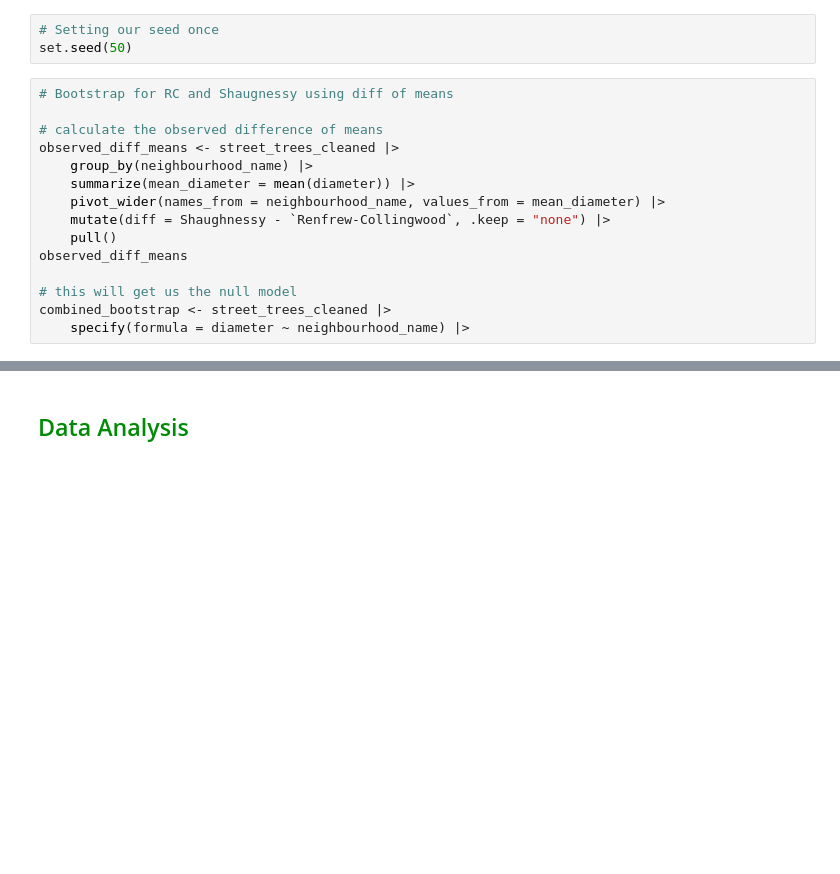
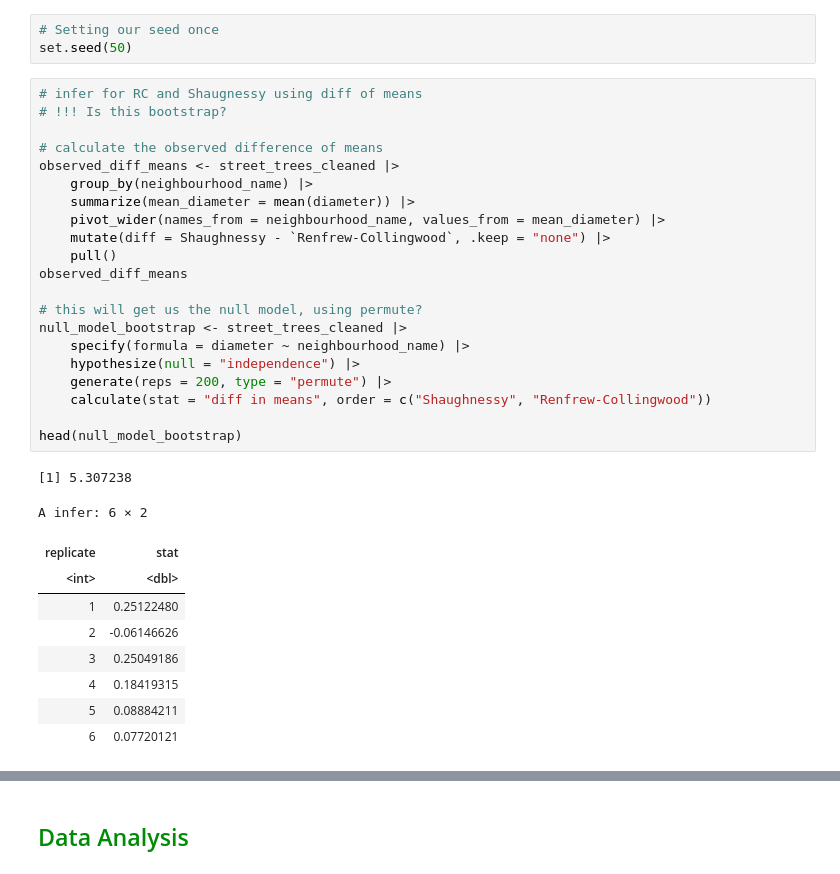
Before and after one commit to eshuaiii/stat-201-2023w1-group-50, a Jupyter notebook: 50_project_report.ipynb, the cells around one changed output, grey strips where cells are left out. Drawn from its saved outputs; the diff is of its cells as text; blank space fills up the shorter version.

```diff
--- a/50_project_report.ipynb
+++ b/50_project_report.ipynb
@@ -253,17 +271,34 @@ grid.arrange(RC_diameter_plot, S_diameter_plot, ncol = 2)
 # Setting our seed once
 set.seed(50)
 # %%
-# Bootstrap for RC and Shaugnessy using diff of means
+# infer for RC and Shaugnessy using diff of means
+# !!! Is this bootstrap?
 
 # calculate the observed difference of means
 observed_diff_means <- street_trees_cleaned |>
     group_by(neighbourhood_name) |>
     summarize(mean_diameter = mean(diameter)) |>
     pivot_wider(names_from = neighbourhood_name, values_from = mean_diameter) |>
     mutate(diff = Shaughnessy - `Renfrew-Collingwood`, .keep = "none") |>
     pull()
 observed_diff_means
 
-# this will get us the null model
-combined_bootstrap <- street_trees_cleaned |>
+# this will get us the null model, using permute?
+null_model_bootstrap <- street_trees_cleaned |>
     specify(formula = diameter ~ neighbourhood_name) |>
+    hypothesize(null = "independence") |>
+    generate(reps = 200, type = "permute") |>
+    calculate(stat = "diff in means", order = c("Shaughnessy", "Renfrew-Collingwood"))
+
+head(null_model_bootstrap)
+# %% [output]
+[1] 5.307238
+A infer: 6 × 2
+| replicate | stat |
+| <int> | <dbl> |
+| 1 | 0.25122480 |
+| 2 | -0.06146626 |
+| 3 | 0.25049186 |
+| 4 | 0.18419315 |
+| 5 | 0.08884211 |
+| 6 | 0.07720121 |
```
Also changed, not shown: parts of 4 cells of this notebook.
